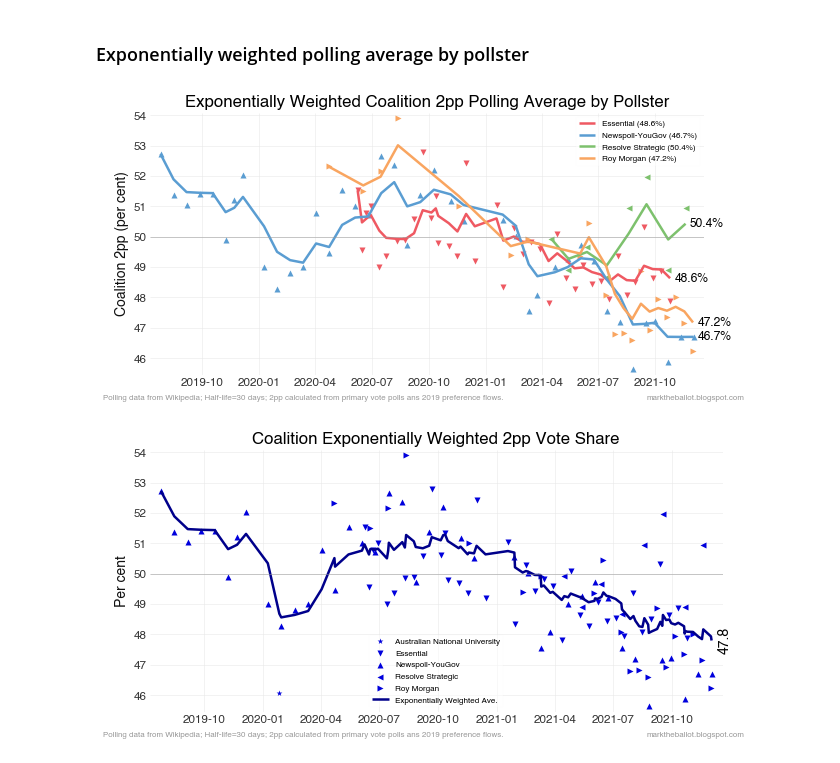
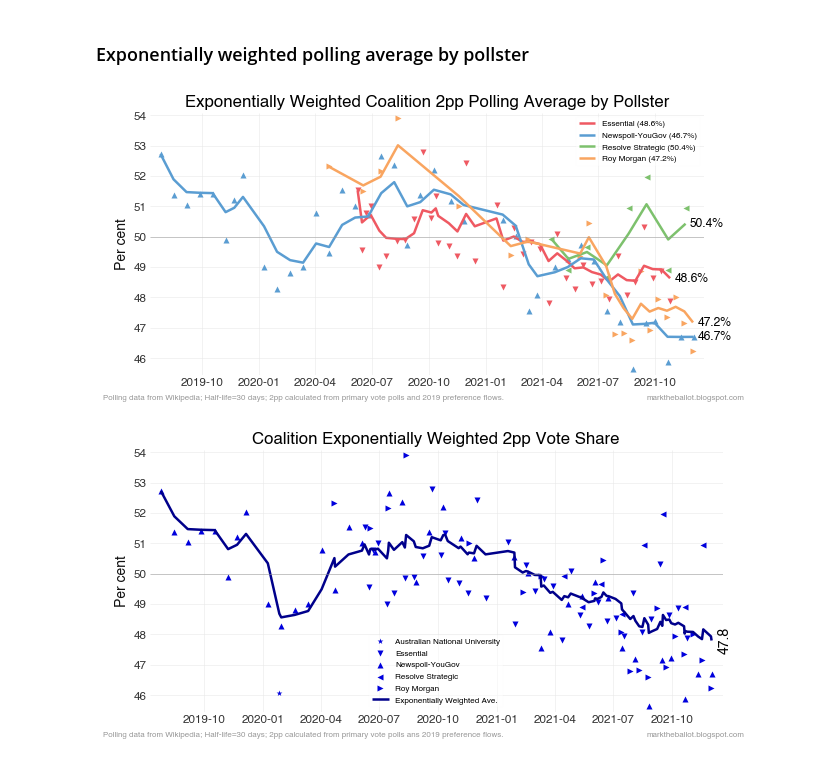
Before and after one commit to bpalmer4/Australian-Federal-Election-2022, a Jupyter notebook: notebooks/capture wiki 2022 polling data and emit LOWESS charts.ipynb, the cells around one changed output. Saved outputs shown, nothing was run; the diff lists cells and outputs as text; code cells hidden in the pictures.

```diff
--- a/notebooks/capture wiki 2022 polling data and emit LOWESS charts.ipynb
+++ b/notebooks/capture wiki 2022 polling data and emit LOWESS charts.ipynb
@@ -327,36 +327,36 @@ MINIMUM_POLLS_REQUIRED = 3
 markers = ['*', 'v', '^', '<', '>', 's', 'p', 'h', 'D']
 
 fig, ax = common.initiate_plot()
 for i, pollster in enumerate(sorted(pv['Brand'].unique())):
     polls = pv[pv['Brand'] == pollster].copy()
     if len(polls) <= MINIMUM_POLLS_REQUIRED:
         continue
     ewm = (
         polls['Calculated 2pp L/NP']
         .ewm(halflife=HALF_LIFE, times=polls['Mean Date'])
         .mean()
     )
     ax.plot(polls['Mean Date'], ewm, lw=2.5,
             label=f'{pollster} ({ewm.iloc[-1]:.1f}%)')
     ax.scatter(polls['Mean Date'], polls['Calculated 2pp L/NP'],
               marker=markers[i])
     ax.text(polls['Mean Date'].iloc[-1] + pd.Timedelta(days=7),
             ewm.iloc[-1], f'{ewm.iloc[-1]:.1f}%',  ha='left', va='center',
             fontsize=12)
 
 
 ax.axhline(50, lw=0.5, color='#999999')
 ax.legend(loc='best')
 lfooter = s_args['lfooter'] + (
     f'; Half-life={HALF_LIFE_DAYS} days'
-    f'; 2pp calculated from primary vote polls ans 2019 preference flows.'
+    f'; 2pp calculated from primary vote polls and 2019 preference flows.'
 )
 common.plot_finalise(ax,
-                     ylabel='Coalition 2pp (per cent)',
+                     ylabel='Per cent',
                      title='Exponentially Weighted Coalition 2pp Polling Average by Pollster',
                      lfooter=lfooter)
 # %% [output]
-[figure, old version]
+[figure, new version]
 # %%
 def plot_exponentially_weighted(df, column, p_color, l_color, title):
     markers = ['*', 'v', '^', '<', '>', 's', 'p', 'h', 'D']
```
